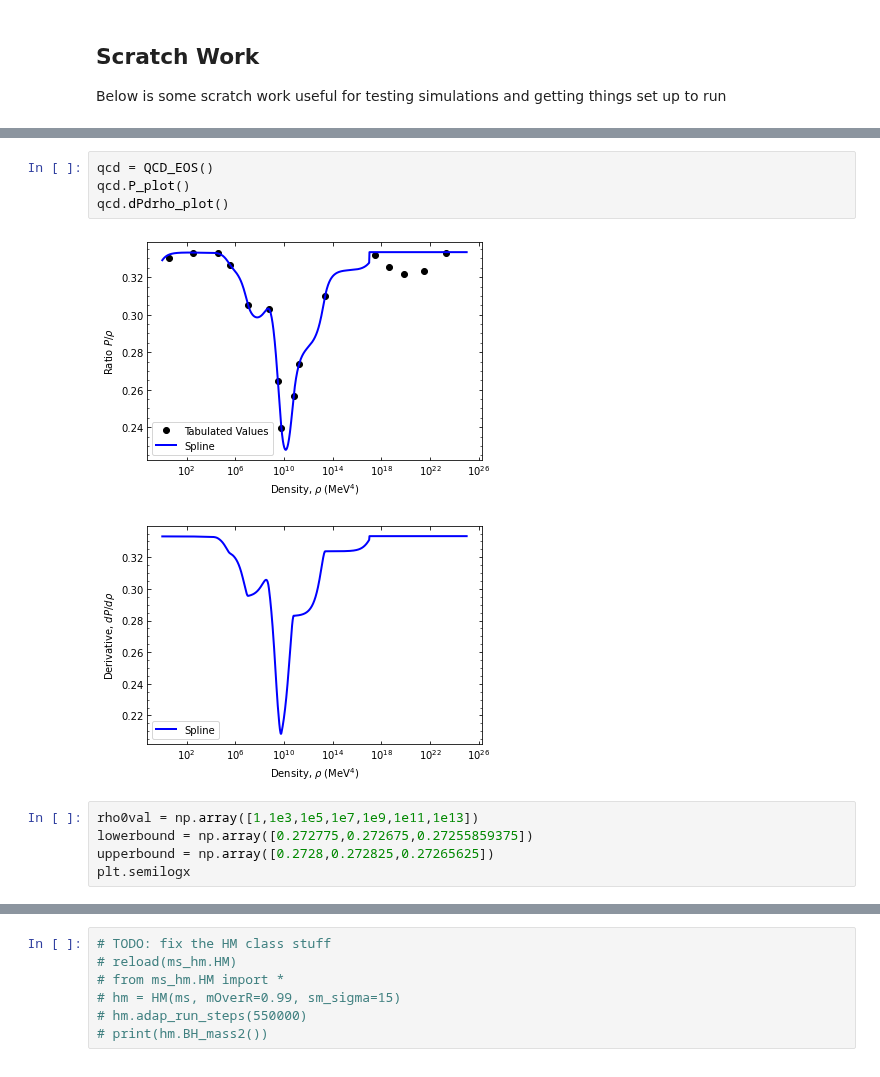
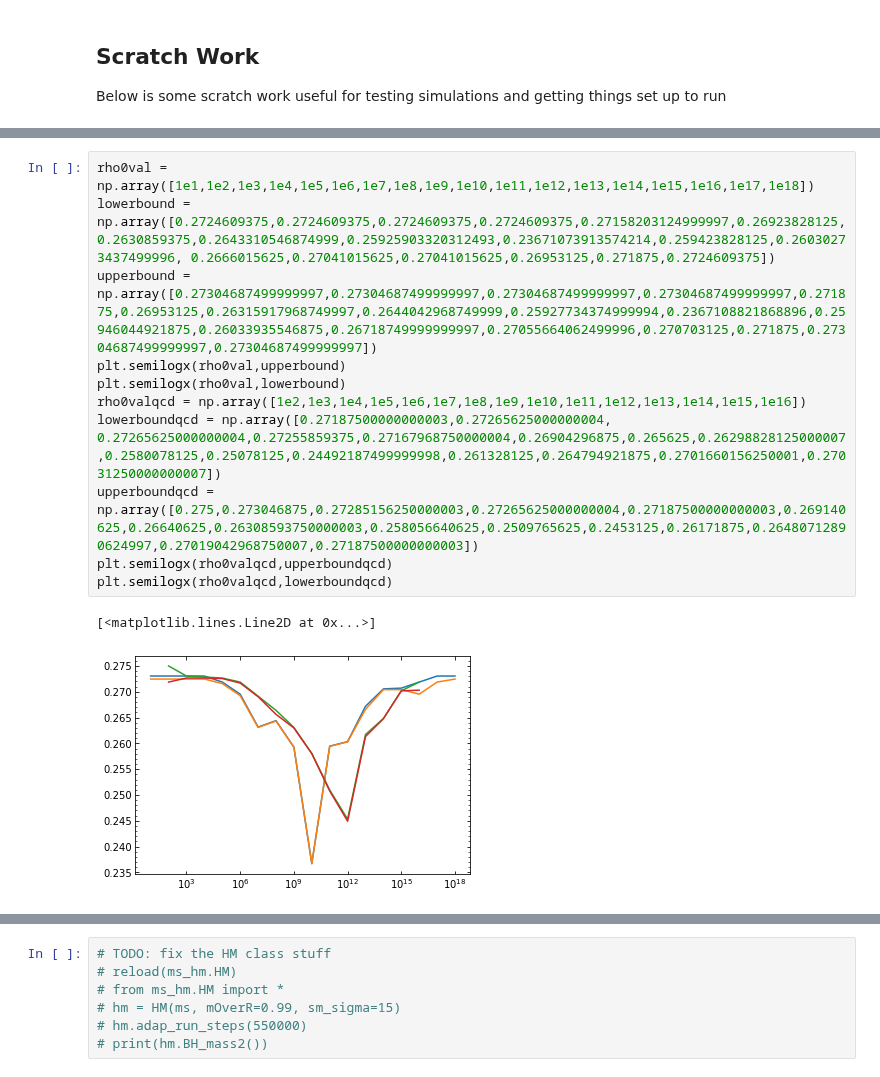
Before and after one commit to jbmertens/criticalcollapse, a Jupyter notebook: Critical_scaling.ipynb, the cells around one changed output, grey strips where cells are left out. Saved outputs shown, nothing was run; the diff lists cells and outputs as text.

```diff
--- a/Critical_scaling.ipynb
+++ b/Critical_scaling.ipynb
@@ -246,12 +263,14 @@ Not Tracing ray and NO excision will be performed!
-# %%
-qcd = QCD_EOS()
-qcd.P_plot()
-qcd.dPdrho_plot()
-# %% [output]
-[figure, removed]
-[figure, removed]
-# %%
-rho0val = np.array([1,1e3,1e5,1e7,1e9,1e11,1e13])
-lowerbound = np.array([0.272775,0.272675,0.27255859375])
-upperbound = np.array([0.2728,0.272825,0.27265625])
-plt.semilogx
+# %%
+rho0val = np.array([1e1,1e2,1e3,1e4,1e5,1e6,1e7,1e8,1e9,1e10,1e11,1e12,1e13,1e14,1e15,1e16,1e17,1e18])
+lowerbound = np.array([0.2724609375,0.2724609375,0.2724609375,0.2724609375,0.27158203124999997,0.26923828125,0.2630859375,0.2643310546874999,0.25925903320312493,0.23671073913574214,0.259423828125,0.26030273437499996, 0.2666015625,0.27041015625,0.27041015625,0.26953125,0.271875,0.2724609375])
+upperbound = np.array([0.27304687499999997,0.27304687499999997,0.27304687499999997,0.27304687499999997,0.271875,0.26953125,0.26315917968749997,0.2644042968749999,0.25927734374999994,0.2367108821868896,0.25946044921875,0.26033935546875,0.26718749999999997,0.27055664062499996,0.270703125,0.271875,0.27304687499999997,0.27304687499999997])
+plt.semilogx(rho0val,upperbound)
+plt.semilogx(rho0val,lowerbound)
+rho0valqcd = np.array([1e2,1e3,1e4,1e5,1e6,1e7,1e8,1e9,1e10,1e11,1e12,1e13,1e14,1e15,1e16])
+lowerboundqcd = np.array([0.27187500000000003,0.27265625000000004, 0.27265625000000004,0.27255859375,0.27167968750000004,0.26904296875,0.265625,0.26298828125000007,0.2580078125,0.25078125,0.24492187499999998,0.261328125,0.264794921875,0.2701660156250001,0.27031250000000007])
+upperboundqcd = np.array([0.275,0.273046875,0.27285156250000003,0.27265625000000004,0.27187500000000003,0.269140625,0.26640625,0.26308593750000003,0.258056640625,0.2509765625,0.2453125,0.26171875,0.26480712890624997,0.27019042968750007,0.27187500000000003])
+plt.semilogx(rho0valqcd,upperboundqcd)
+plt.semilogx(rho0valqcd,lowerboundqcd)
+# %% [output]
+[<matplotlib.lines.Line2D at 0x...>]
+[figure, added]
```
Also changed, not shown: parts of 9 cells of this notebook, 6 other files.
